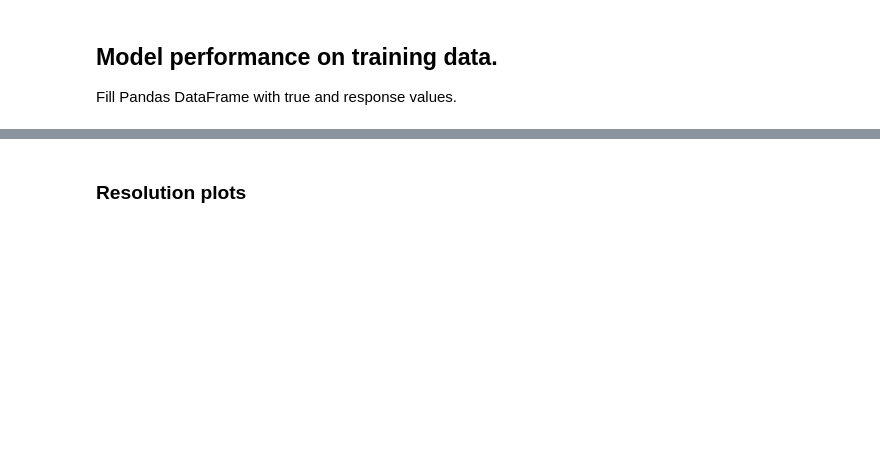
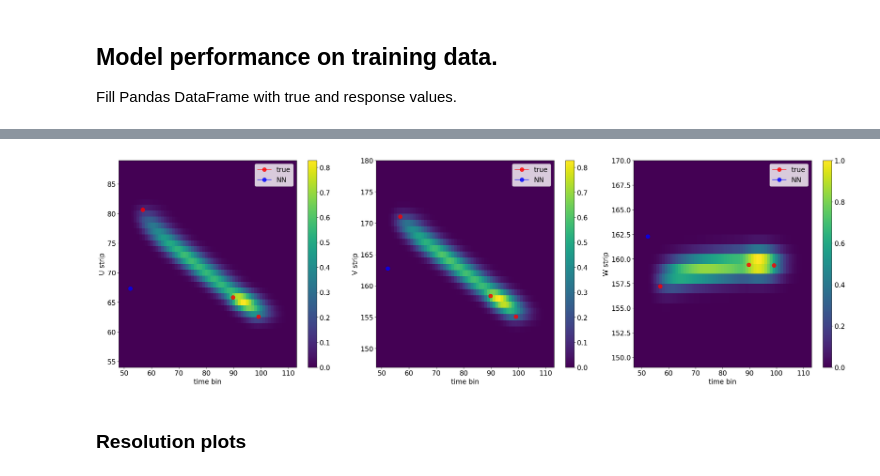
Before and after one commit to akalinow/TPCReco, a Jupyter notebook: PythonAnalysis/ipynb/WAWTPC_ML.ipynb, the cells around one changed output, grey strips where cells are left out. Saved outputs shown, nothing was run; the diff lists cells and outputs as text; code cells hidden in the pictures; blank space fills up the shorter version.

```diff
--- a/PythonAnalysis/ipynb/WAWTPC_ML.ipynb
+++ b/PythonAnalysis/ipynb/WAWTPC_ML.ipynb
@@ -146,3 +195,14 @@ Wall time: 2min 28s
+# %%
+import plotting_functions as plf
+importlib.reload(plf)
+
+import utility_functions as utils
+importlib.reload(utils)
+
+item = next(iter(dataset))
+plf.plotEvent(item, model=model)
+# %% [output]
+[figure, added]
 # %% [markdown]
 ### Resolution plots
 # %%
```
Also changed, not shown: parts of 9 cells of this notebook, 5 other files.
